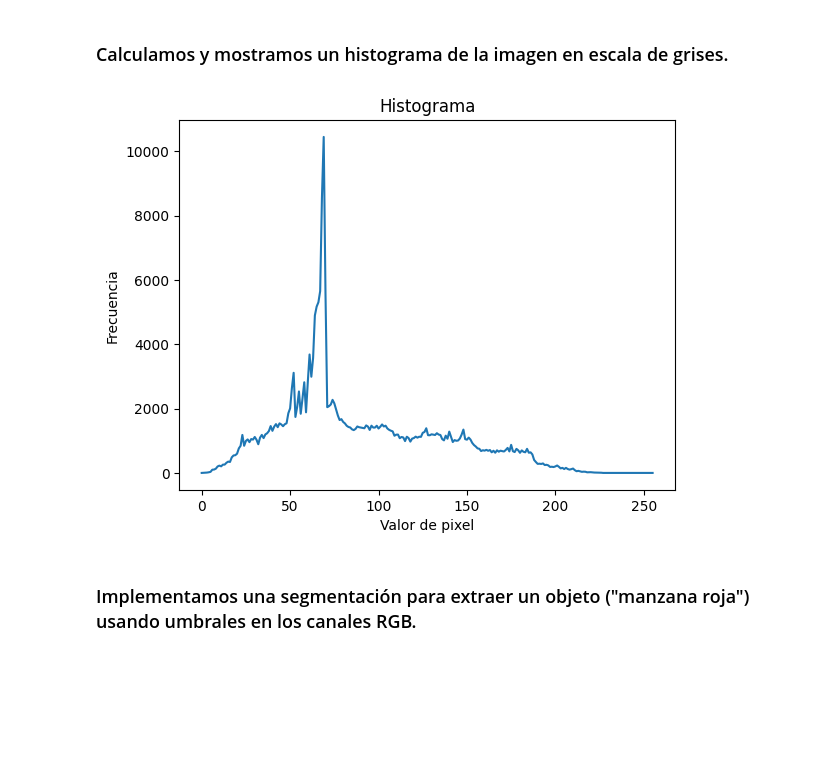
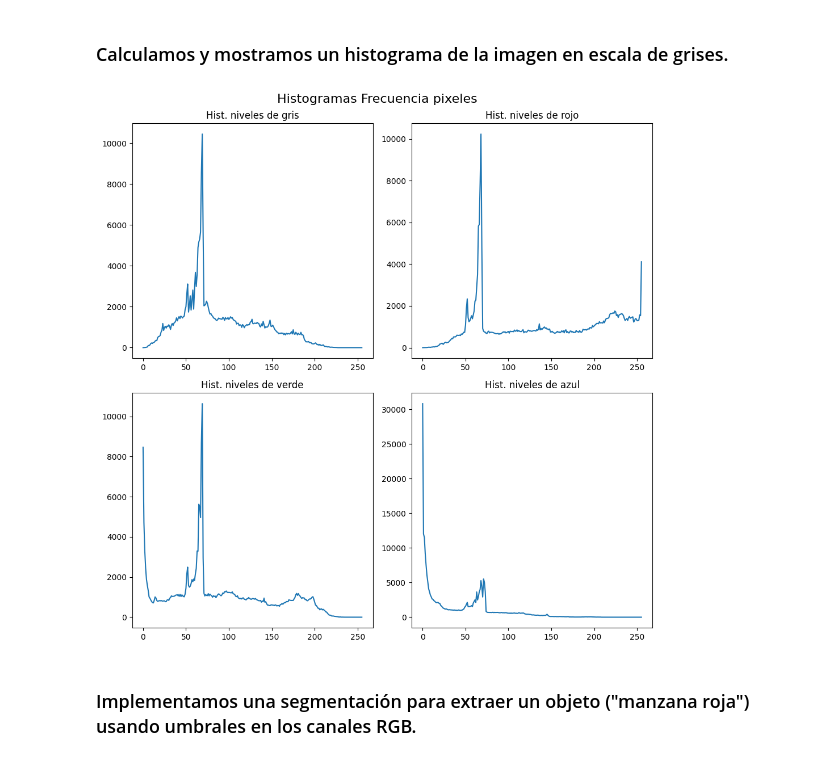
Before and after one commit to GuimeraLuis/Procesamiento_Imagenes, a Jupyter notebook: 005 - Ejercicio Integrador/Lab_05_Ejercicio_Integrador.ipynb, the cells around one changed output. Cells and saved outputs as stored; diff of their text form; code cells hidden in the pictures; blank space fills up the shorter version.

```diff
--- a/005 - Ejercicio Integrador/Lab_05_Ejercicio_Integrador.ipynb
+++ b/005 - Ejercicio Integrador/Lab_05_Ejercicio_Integrador.ipynb
@@ -332,7 +321,31 @@ def histograma(X):
-# %%
-histograma(gris)
-# %% [output]
-[figure, removed]
+# %%
+#Vamos a mostrar los histogramas de la imagen gris y de cada canal en particular
+# Configuración de subplots
+fig, axes = plt.subplots(2, 2, figsize=(10,10))
+fig.suptitle('Histogramas Frecuencia pixeles', fontsize=16)
+
+# Imagen Cuantizada A - Factor 32
+axes[0,0].plot(hist(gris))
+axes[0,0].set_title('Hist. niveles de gris')
+
+
+# Imagen Cuantizada B - Factor 64
+axes[0,1].plot(hist(rojo))
+axes[0,1].set_title('Hist. niveles de rojo')
+
+
+# Imagen Cuantizada C - Factor 128
+axes[1,0].plot(hist(verde))
+axes[1,0].set_title('Hist. niveles de verde')
+
+# Imagen Cuantizada D - Factor 256
+axes[1,1].plot(hist(azul))
+axes[1,1].set_title('Hist. niveles de azul')
+
+plt.tight_layout()
+plt.show()
+# %% [output]
+[figure, added]
 # %% [markdown]
 ### Implementamos una segmentación para extraer un objeto ("manzana roja") usando umbrales en los canales RGB.
 # %%
```
Also changed, not shown: parts of 8 cells of this notebook.
